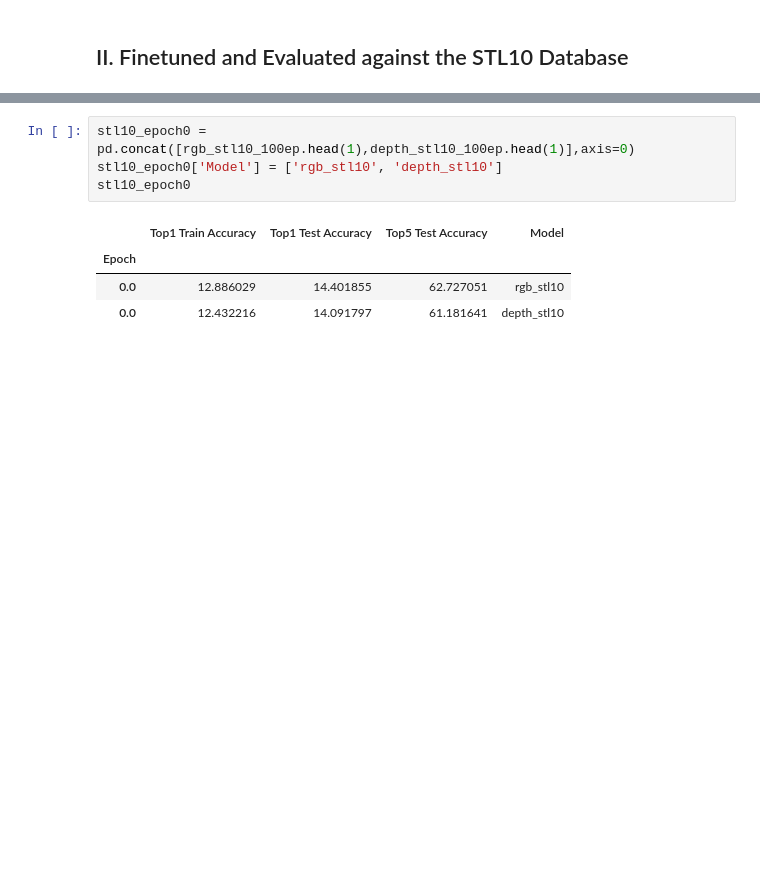
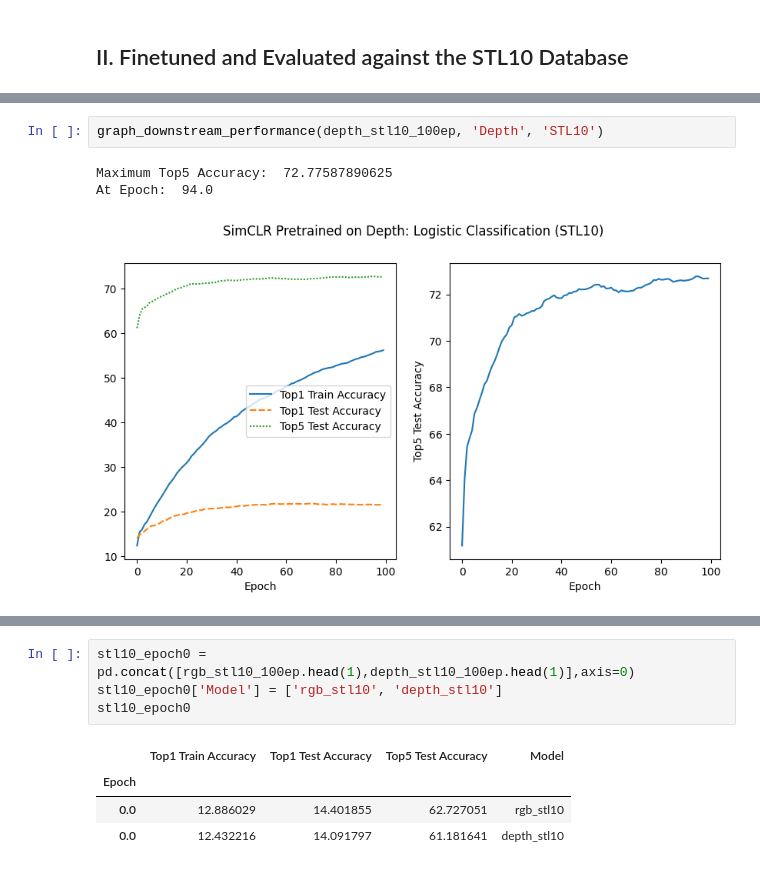
Before and after one commit to RaynorChavez/DatasetCompositionTests, a Jupyter notebook: Linreg_simclr_eval_analysis.ipynb, the cells around one changed output, grey strips where cells are left out. Cells and saved outputs as stored; diff of their text form; blank space fills up the shorter version.

```diff
--- a/Linreg_simclr_eval_analysis.ipynb
+++ b/Linreg_simclr_eval_analysis.ipynb
@@ -93,0 +69,6 @@ Difference Between Max Top5 Accuracy (rgb - depth):  0.32958984375
+# %%
+graph_downstream_performance(depth_stl10_100ep, 'Depth', 'STL10')
+# %% [output]
+Maximum Top5 Accuracy:  72.77587890625
+At Epoch:  94.0
+[figure, added]
```
Also changed, not shown: parts of 13 cells of this notebook.
